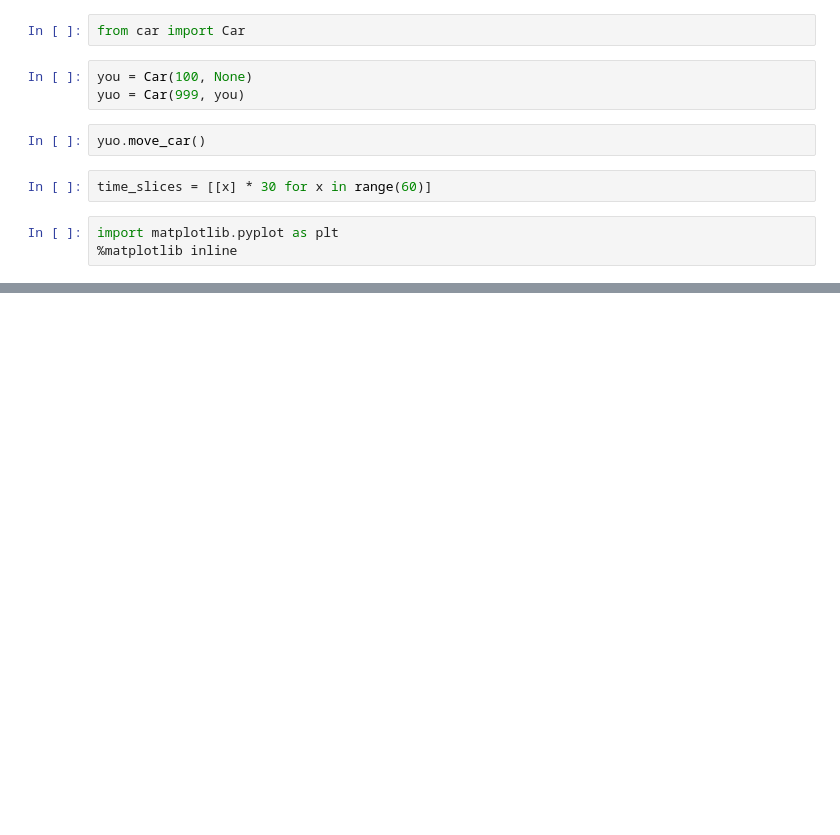
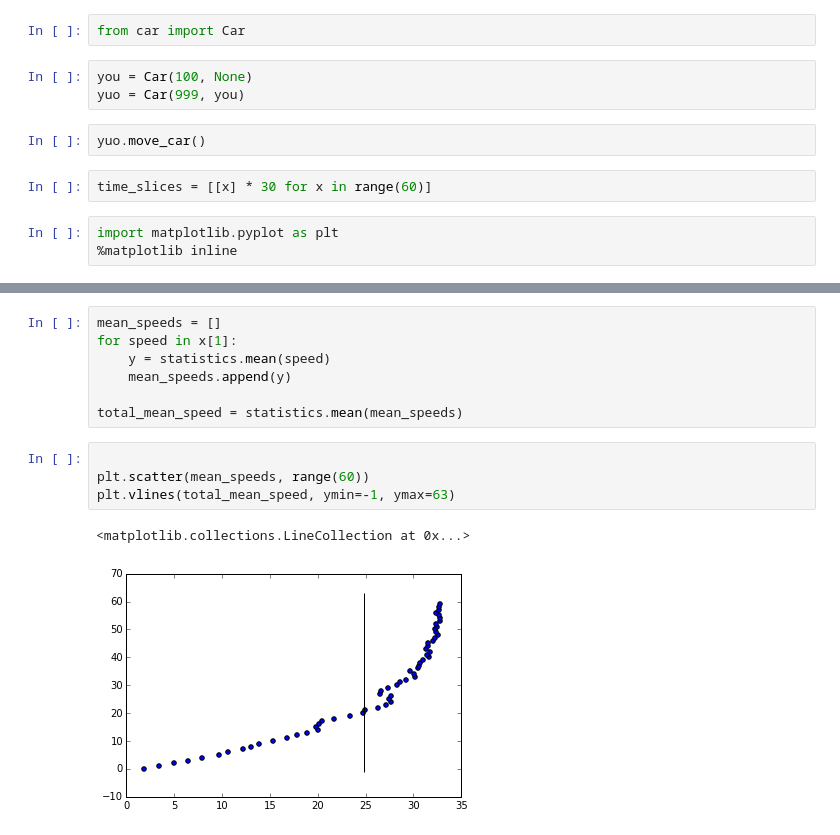
Before and after one commit to zseaborn63/traffic-simulation, a Jupyter notebook: Traffic Sim practice.ipynb, the cells around one changed output, grey strips where cells are left out. Saved outputs shown, nothing was run; the diff lists cells and outputs as text; blank space fills up the shorter version.

```diff
--- a/Traffic Sim practice.ipynb
+++ b/Traffic Sim practice.ipynb
@@ -52,0 +52,14 @@ plt.scatter(x, time_slices, c=colors, marker="|")
+# %%
+mean_speeds = []
+for speed in x[1]:
+    y = statistics.mean(speed)
+    mean_speeds.append(y)
+
+total_mean_speed = statistics.mean(mean_speeds)
+# %%
+
+plt.scatter(mean_speeds, range(60))
+plt.vlines(total_mean_speed, ymin=-1, ymax=63)
+# %% [output]
+<matplotlib.collections.LineCollection at 0x...>
+[figure, added]
```
Also changed, not shown: parts of 5 cells of this notebook, 1 other file.
